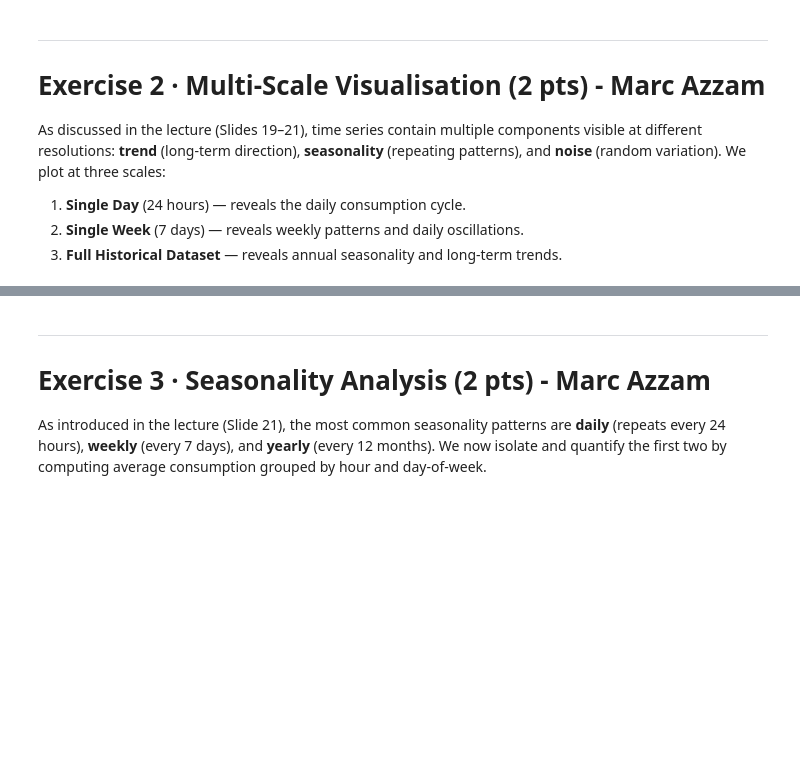
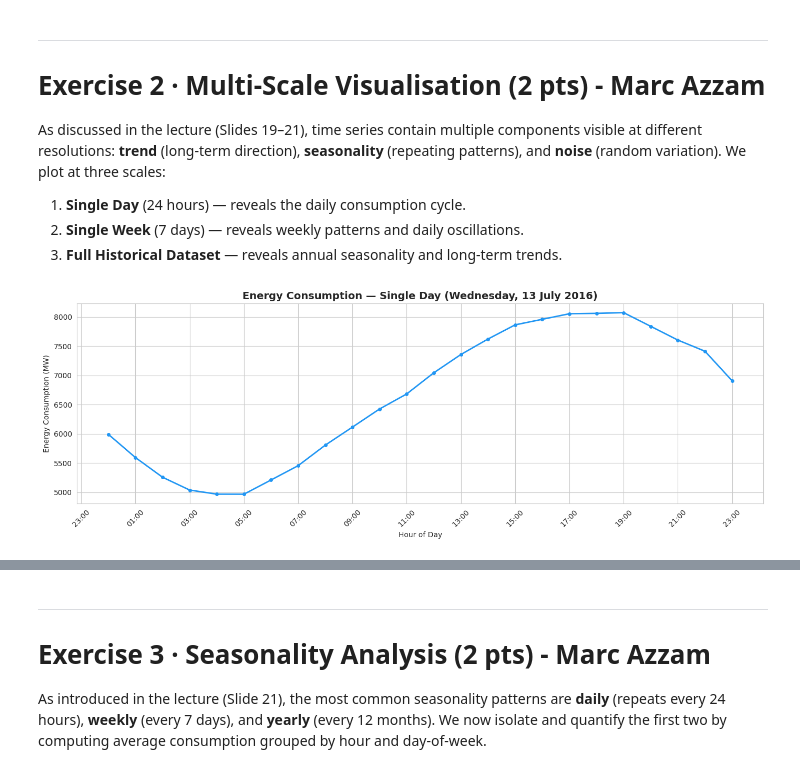
Before and after one commit to markshanehaines-ZIG/timeseries-group5, a Jupyter notebook: notebooks/MAICEN_1125_M5_U1_Group_5_Assignment.ipynb, the cells around one changed output, grey strips where cells are left out. Drawn from its saved outputs; the diff is of its cells as text; code cells hidden in the pictures; blank space fills up the shorter version.

```diff
--- a/notebooks/MAICEN_1125_M5_U1_Group_5_Assignment.ipynb
+++ b/notebooks/MAICEN_1125_M5_U1_Group_5_Assignment.ipynb
@@ -168,36 +253,20 @@ As discussed in the lecture (Slides 19–21), time series contain multiple compo
 2. **Single Week** (7 days) — reveals weekly patterns and daily oscillations.
 3. **Full Historical Dataset** — reveals annual seasonality and long-term trends.
 # %%
-# --- Plot 1: Single Day (24 hours) ---
+# Plot 1: Single Day (24 hours)
 # Summer Wednesday — typically a high-consumption day with a clear daily cycle
-
-# --- BEGIN FIX: Data Loading and Preprocessing for 'df' ---
-import pandas as pd
-import matplotlib.pyplot as plt
-import matplotlib.dates as mdates
-
-df_raw = pd.read_csv('https://raw.githubusercontent.com/markshanehaines-ZIG/timeseries-group5/main/data/PJMW_hourly.csv')
-
-df = df_raw.copy()
-df['Datetime'] = pd.to_datetime(df['Datetime'])
-df = df.set_index('Datetime')
-df = df.sort_index()
-df = df.groupby(df.index).mean()
-full_range = pd.date_range(start=df.index.min(), end=df.index.max(), freq='h')
-df = df.reindex(full_range)
-df.index.name = 'Datetime'
-df['PJMW_MW'] = df['PJMW_MW'].interpolate(method='linear')
-# --- END FIX ---
 
 sample_day = df.loc['2016-07-13']
 
 fig, ax = plt.subplots(figsize=(14, 5))
 ax.plot(sample_day.index, sample_day['PJMW_MW'], color='#2196F3', linewidth=2, marker='o', markersize=4)
 ax.set_title('Energy Consumption — Single Day (Wednesday, 13 July 2016)', fontsize=14, fontweight='bold')
 ax.set_xlabel('Hour of Day')
 ax.set_ylabel('Energy Consumption (MW)')
 ax.xaxis.set_major_formatter(mdates.DateFormatter('%H:%M'))
 ax.xaxis.set_major_locator(mdates.HourLocator(interval=2))
 plt.xticks(rotation=45)
 plt.tight_layout()
 plt.show()
+# %% [output]
+[figure, added]
```
Also changed, not shown: parts of 78 cells of this notebook.
